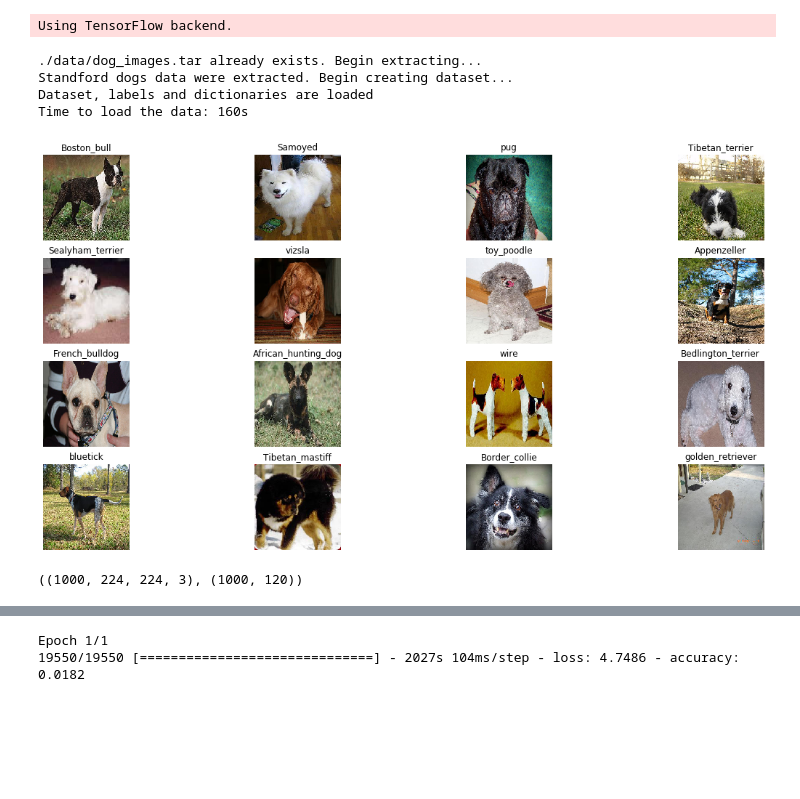
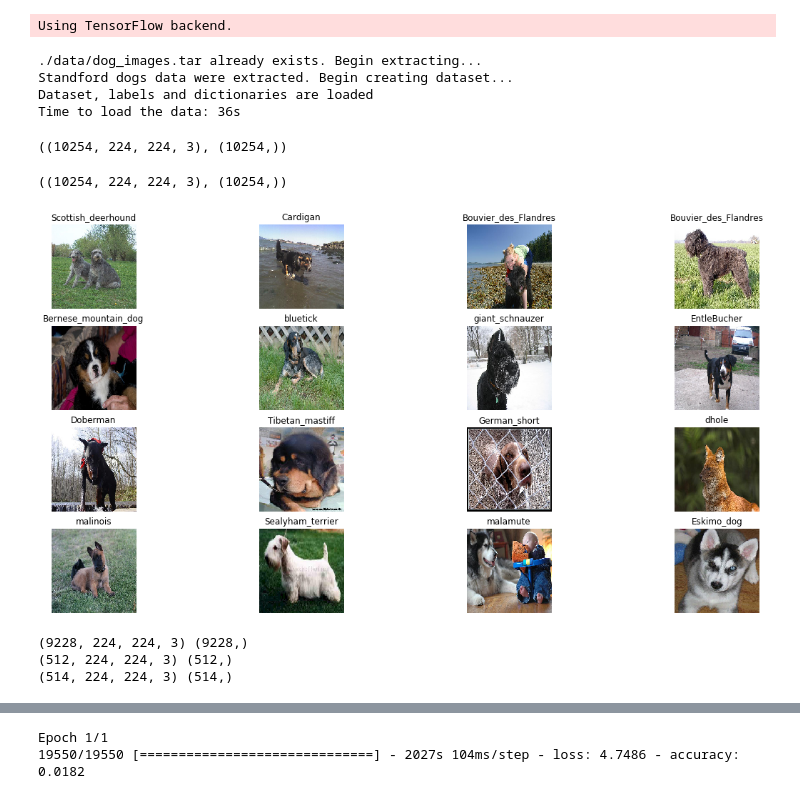
Before and after one commit to tcausero/e4040-2019Fall-Project-ATXY-tc3030-xh2439-aoj2103, a Jupyter notebook: final_project.ipynb, the cells around one changed output, grey strips where cells are left out. Saved outputs shown, nothing was run; the diff lists cells and outputs as text; code cells hidden in the pictures; blank space fills up the shorter version.

```diff
--- a/final_project.ipynb
+++ b/final_project.ipynb
@@ -8,22 +8,35 @@ from keras.layers import Dense, Flatten, BatchNormalization, Convolution2D, Dept
 # %% [output]
 Using TensorFlow backend.
 # %%
+n_classes = 60
+pho = 1
 t1 = time()
-data, labels, label_to_breed, breed_to_label = load_data(width = 224, height = 224)
+data, labels, label_to_breed, breed_to_label = load_data(width = int(pho*224), height = int(pho*224), n_classes = n_classes)
 print('Time to load the data: %ss' % int(time()-t1))
 # %% [output]
 ./data/dog_images.tar already exists. Begin extracting...
 Standford dogs data were extracted. Begin creating dataset...
 Dataset, labels and dictionaries are loaded
-Time to load the data: 160s
+Time to load the data: 36s
+# %%
+data.shape, labels.shape
+# %% [output]
+((10254, 224, 224, 3), (10254,))
+# %%
+shuffle = np.random.choice(data.shape[0], data.shape[0], replace = False)
+# %%
+x = data[shuffle,:,:,:]
+y = labels[shuffle,]
+x.shape, y.shape
+# %% [output]
+((10254, 224, 224, 3), (10254,))
 # %%
 # Visualization of the original data
 fig = plt.figure(figsize=(20,10))
-mask=np.random.choice(len(data),16, replace = False)
 for i in range(16):
     ax = fig.add_subplot(4,4,i+1)
-    ax.imshow(data[mask[i]])
+    ax.imshow(x[i,:,:,:])
     ax.axis('off')
-    ax.title.set_text(label_to_breed[labels[mask[i]]])
+    ax.title.set_text(label_to_breed[y[i]])
 # %% [output]
-[figure, old version]
+[figure, new version]
@@ -32,17 +43,24 @@ shuffle = np.random.choice(data.shape[0], 1000, replace = False)
-# %%
-x = data[shuffle,:,:,:]
-y = to_categorical(labels[shuffle,])
-x.shape, y.shape
-# %% [output]
-((1000, 224, 224, 3), (1000, 120))
 # %%
-num_train = int(0.95*x.shape[0])
-num_test = x.shape[0]-num_train
+num_train = int(0.90*x.shape[0])
+num_val = int(0.05*x.shape[0])
+num_test = x.shape[0]-(num_train+num_val)
+
 x_train = x[:num_train,:,:,:]
 y_train = y[:num_train,]
-x_test = x[num_train:,:,:,:]
-y_test = y[num_train:,:]
+x_val = x[num_train:num_train+num_val,:,:,:]
+y_val = y[num_train:num_train+num_val,]
+x_test = x[num_train+num_val:,:,:,:]
+y_test = y[num_train+num_val:,]
 
 x_train = x_train/255
+x_val = x_val/255
 x_test = x_test/255
+
+print(x_train.shape, y_train.shape)
+print(x_val.shape, y_val.shape)
+print(x_test.shape, y_test.shape)
+# %% [output]
+(9228, 224, 224, 3) (9228,)
+(512, 224, 224, 3) (512,)
+(514, 224, 224, 3) (514,)
 # %%
```
Also changed, not shown: parts of 5 cells of this notebook, 1 other file.
